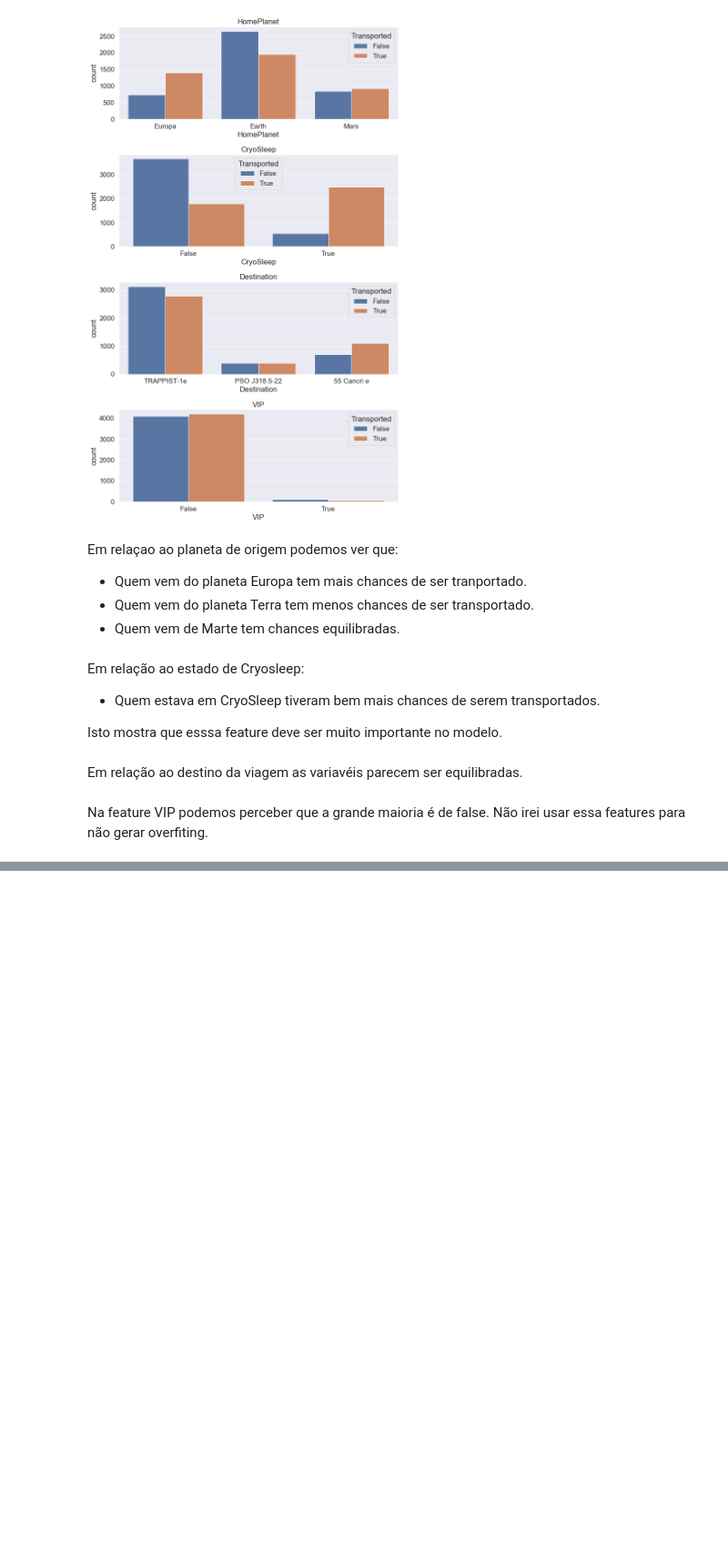
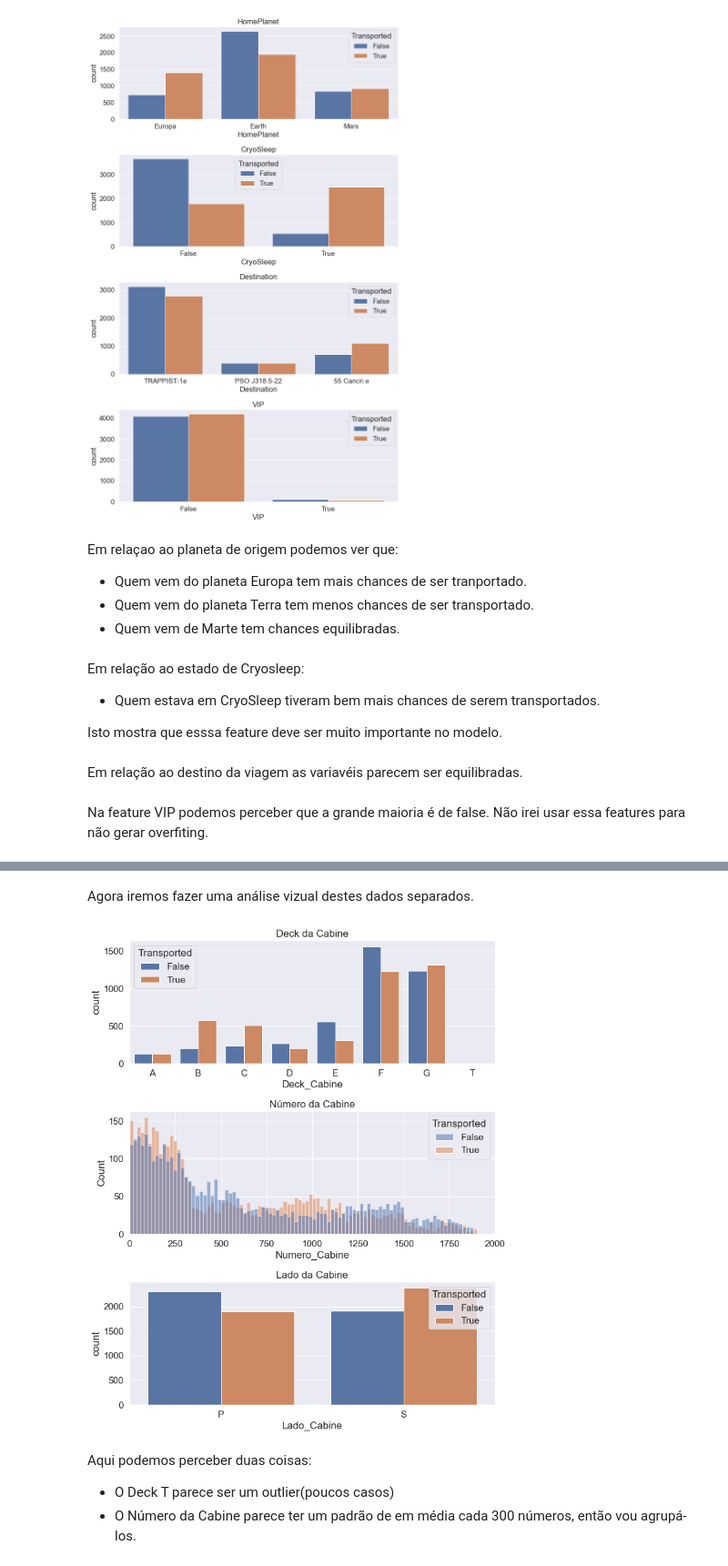
Before and after one commit to renatonogueirajr/spaceship_titanic, a Jupyter notebook: main.ipynb, the cells around one changed output, grey strips where cells are left out. Shown at 91% size. Drawn from its saved outputs; the diff is of its cells as text; code cells hidden in the pictures; blank space fills up the shorter version.

```diff
--- a/main.ipynb
+++ b/main.ipynb
@@ -224,0 +267,49 @@ Na feature VIP podemos perceber que a grande maioria é de false. Não irei usar
+# %%
+#Deixando os dados faltantes como outliers, no final eu volto para análise futura
+dataset['Cabin'].fillna('Z/9999/Z', inplace=True)
+datatest['Cabin'].fillna('Z/9999/Z', inplace=True)
+
+
+dataset['Deck_Cabine'] = dataset['Cabin'].apply(lambda x: x.split('/')[0])
+dataset['Numero_Cabine'] = dataset['Cabin'].apply(lambda x: x.split('/')[1]).astype(int)
+dataset['Lado_Cabine'] = dataset['Cabin'].apply(lambda x: x.split('/')[2])
+
+
+datatest['Deck_Cabine'] = datatest['Cabin'].apply(lambda x: x.split('/')[0])
+datatest['Numero_Cabine'] = datatest['Cabin'].apply(lambda x: x.split('/')[1]).astype(int)
+datatest['Lado_Cabine'] = datatest['Cabin'].apply(lambda x: x.split('/')[2])
+
+#Voltando com os dados faltantes
+dataset.loc[dataset['Deck_Cabine']=='Z', 'Deck_Cabine']=np.nan
+dataset.loc[dataset['Numero_Cabine']==9999, 'Numero_Cabine']=np.nan
+dataset.loc[dataset['Lado_Cabine']=='Z', 'Lado_Cabine']=np.nan
+datatest.loc[datatest['Deck_Cabine']=='Z', 'Deck_Cabine']=np.nan
+datatest.loc[datatest['Numero_Cabine']==9999, 'Numero_Cabine']=np.nan
+datatest.loc[datatest['Lado_Cabine']=='Z', 'Lado_Cabine']=np.nan
+
+#Retirando a Feature Cabine, pois não preciso dela mais
+dataset.drop('Cabin', axis=1, inplace=True)
+datatest.drop('Cabin', axis=1, inplace=True)
+# %% [markdown]
+Agora iremos fazer uma análise vizual destes dados separados.
+# %%
+fig=plt.figure(figsize=(10,12))
+plt.subplot(3,1,1)
+sns.countplot(data=dataset, x='Deck_Cabine', hue='Transported', order=['A','B','C','D','E','F','G','T'])
+plt.title('Deck da Cabine')
+
+plt.subplot(3,1,2)
+sns.histplot(data=dataset, x='Numero_Cabine', hue='Transported',binwidth=20)
+plt.title('Número da Cabine')
+plt.xlim([0,2000])
+
+plt.subplot(3,1,3)
+sns.countplot(data=dataset, x='Lado_Cabine', hue='Transported')
+plt.title('Lado da Cabine')
+fig.tight_layout()
+# %% [output]
+[figure, added]
+# %% [markdown]
+Aqui podemos perceber duas coisas:
+- O Deck T parece ser um outlier(poucos casos)
+- O Número da Cabine parece ter um padrão de em média cada 300 números, então vou agrupá-los.
```
Also changed, not shown: parts of 24 cells of this notebook.
